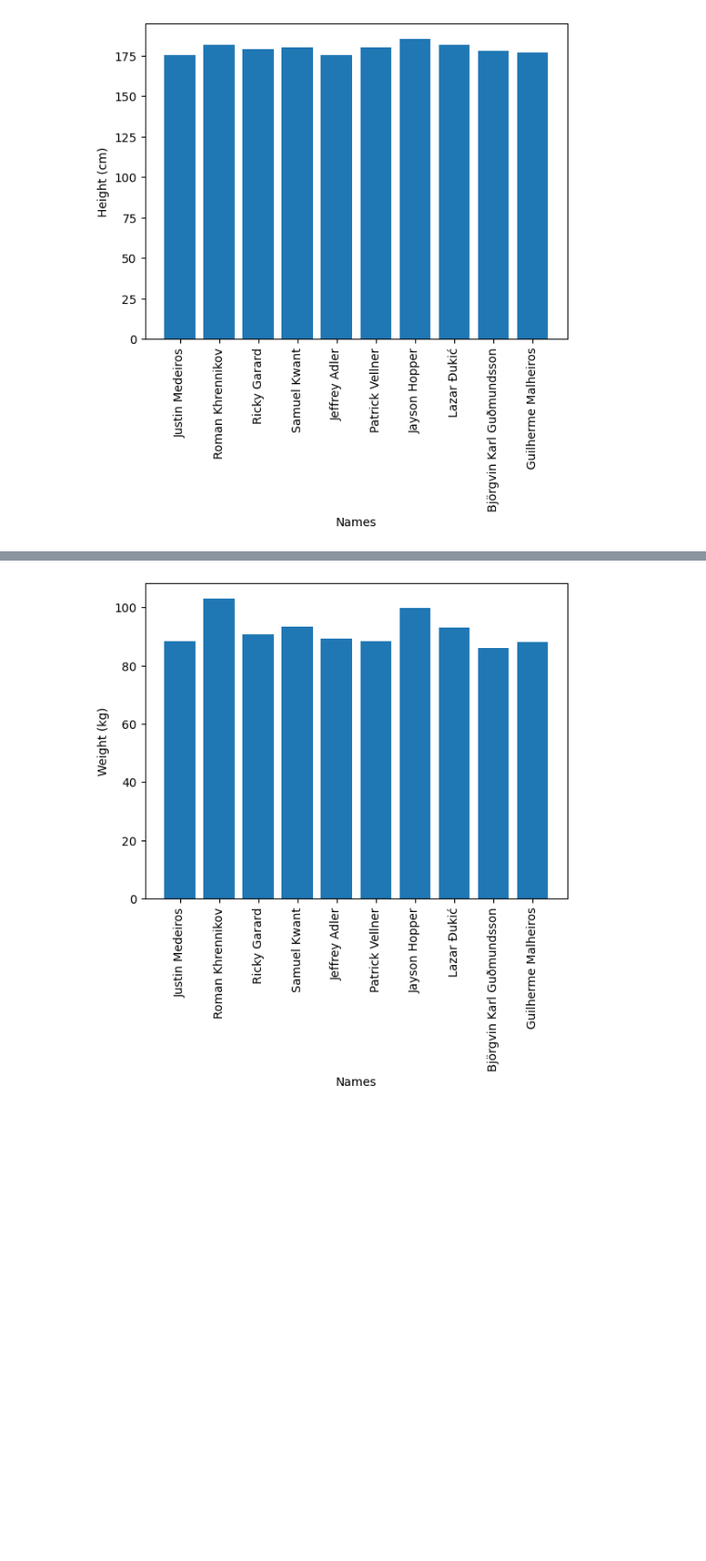
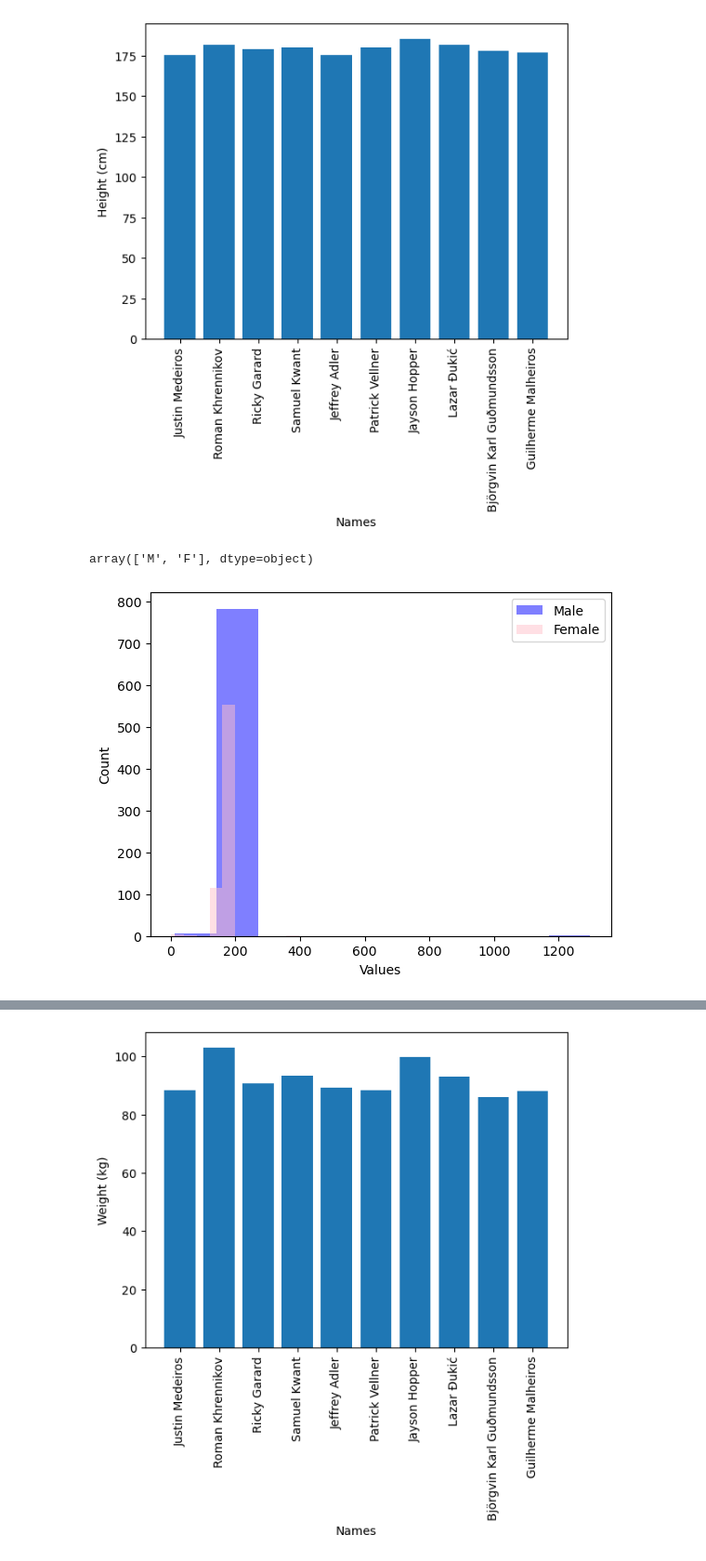
Before and after one commit to ArnarHardarson/rice-krispie-cakes, a Jupyter notebook: notebook_new_datamodel.ipynb, the cells around one changed output, grey strips where cells are left out. Shown at 93% size. Saved outputs shown, nothing was run; the diff lists cells and outputs as text; code cells hidden in the pictures; blank space fills up the shorter version.

```diff
--- a/notebook_new_datamodel.ipynb
+++ b/notebook_new_datamodel.ipynb
@@ -166,3 +214 @@ def games_info_competitors(year, division):
     return(df_games_info_competitors)
-# %%
-a = games_info_competitors(2019,0)
@@ -208,13 +215,23 @@ a['leaderboardRows'][30]['entrant']
 # %%
-# held að ég sé ekkert að nota þetta en mögulega gott að nota þetta til að byggja upp gagnamódelið
 def games_info_competitor_multiple(year_from=2018, year_too=2022, division=1):
+
+    """
+
+        This function uses the games_info_competitors function to get information on Crossfit Games
+        competitors for multiple years returned as a Pandas dataframe.
+
+        Parameters:
+            - year is from 2007 and to current
+            - division is 1 for male, 2 for female and 0 for both
+
+    """
 
     # create a dataframe to store info
     df_games_info_competitor_multiple = pd.DataFrame()
 
     # iterate over the selected years
     for i in range(year_from, year_too + 1):
-        df_temp = games_info_competitors(i,1)
+        df_temp = games_info_competitors(i,division)
         df_temp['year'] = i
         df_games_info_competitor_multiple = pd.concat([df_games_info_competitor_multiple, df_temp], ignore_index=True)
 
@@ -284,3 +239,5 @@ df_games_info_competitors.head(5)
+# %%
+df_games_info_competitors = games_info_competitor_multiple(2007,2022,0)
 # %%
 df_games_info_competitors.info()
 # %% [output]
@@ -317,3 +293,25 @@ plt.xticks(rotation=90)
 plt.show()
 # %% [output]
 [figure]
+# %%
+# Create separate dataframes for each gender
+male_df = df_games_info_competitors[df_games_info_competitors['gender'] == 'M']
+female_df = df_games_info_competitors[df_games_info_competitors['gender'] == 'F']
+# %%
+df_games_info_competitors['gender'].unique()
+# %% [output]
+array(['M', 'F'], dtype=object)
+# %%
+# Plot the histograms
+plt.hist(male_df['heightInCm'], color='blue', alpha=0.5, label='Male')
+plt.hist(female_df['heightInCm'], color='pink', alpha=0.5, label='Female')
+
+# Add legend and labels
+plt.legend()
+plt.xlabel('Values')
+plt.ylabel('Count')
+
+# Show the plot
+plt.show()
+# %% [output]
+[figure, added]
```
Also changed, not shown: parts of 19 cells of this notebook.
